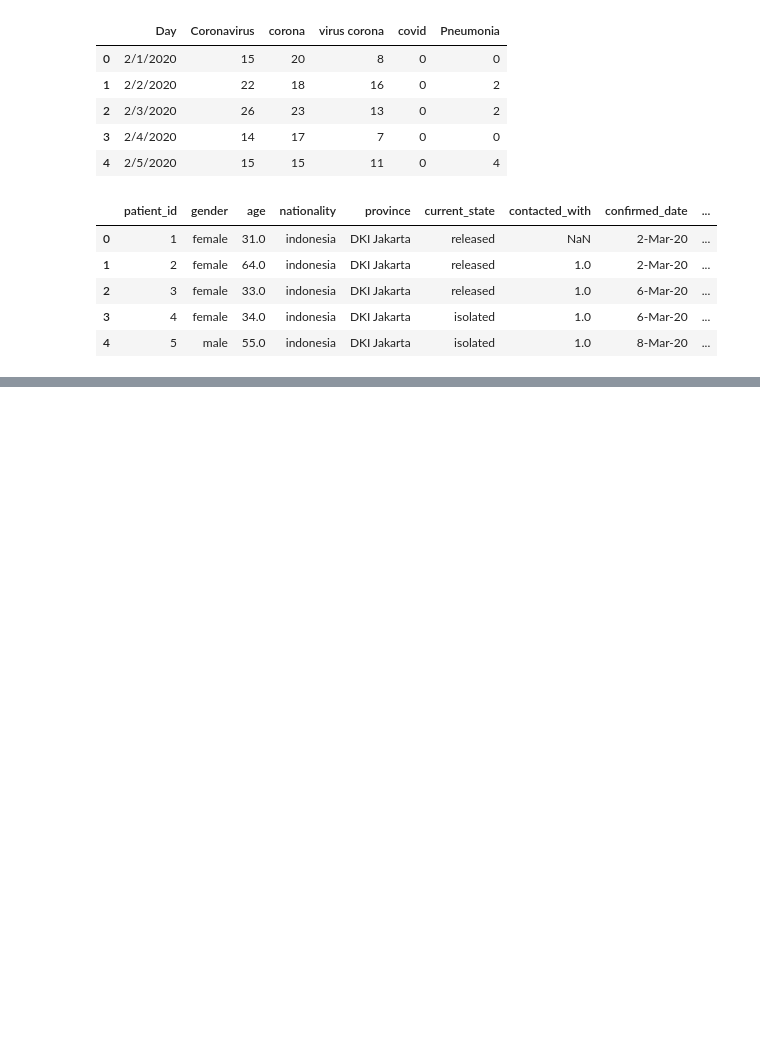
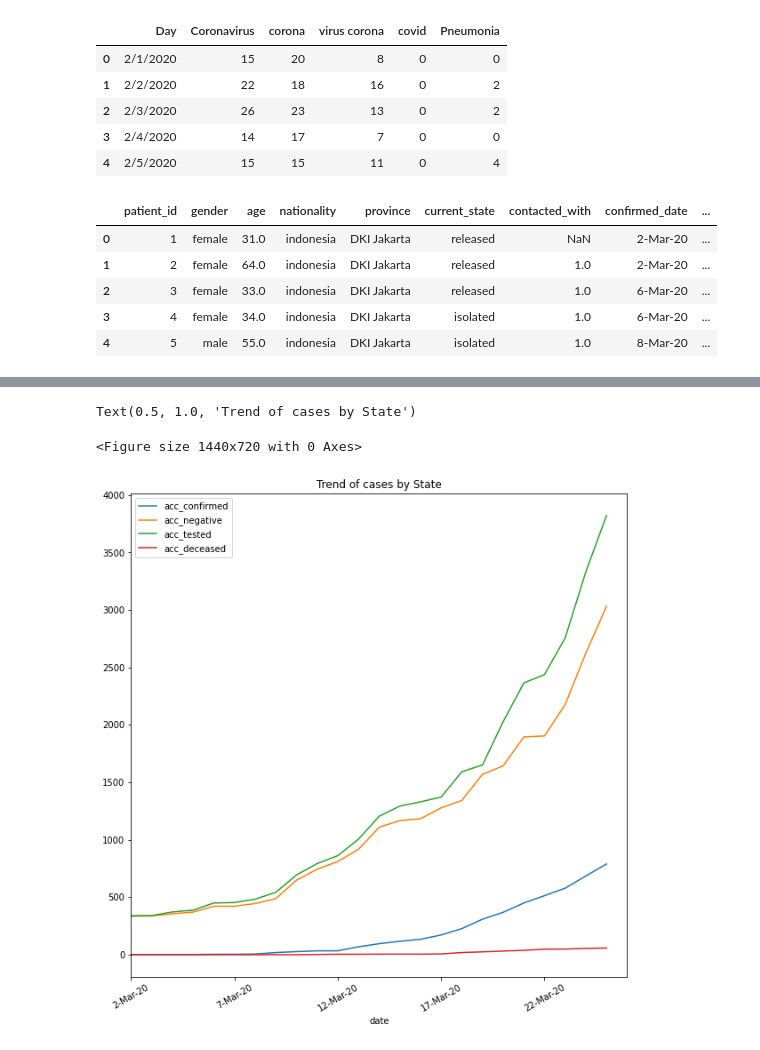
Before and after one commit to firdarinoa/bangkit-assignment5, a Jupyter notebook: Assignment5.ipynb, the cells around one changed output, grey strips where cells are left out. Cells and saved outputs as stored; diff of their text form; code cells hidden in the pictures; blank space fills up the shorter version.

```diff
--- a/Assignment5.ipynb
+++ b/Assignment5.ipynb
@@ -74,0 +81,8 @@ province_timeline.head()
+# %%
+plt.figure(figsize=(20,10))
+cases.plot('date',['acc_confirmed', 'acc_negative', 'acc_tested', 'acc_deceased'],figsize=(10,10), rot=30)
+plt.title("Trend of cases by State")
+# %% [output]
+Text(0.5, 1.0, 'Trend of cases by State')
+<Figure size 1440x720 with 0 Axes>
+[figure, added]
```
Also changed, not shown: parts of 21 cells of this notebook.
